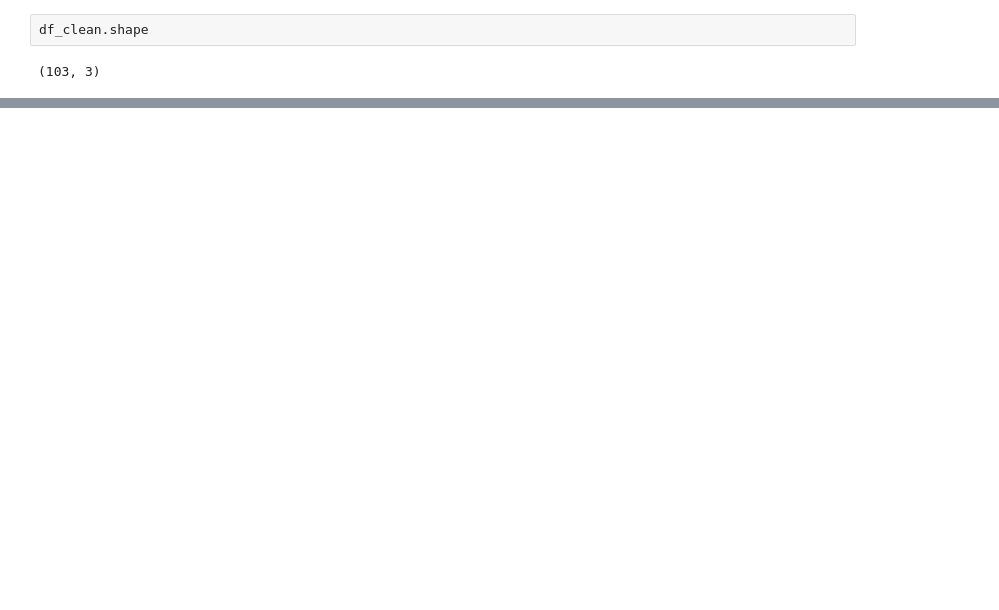
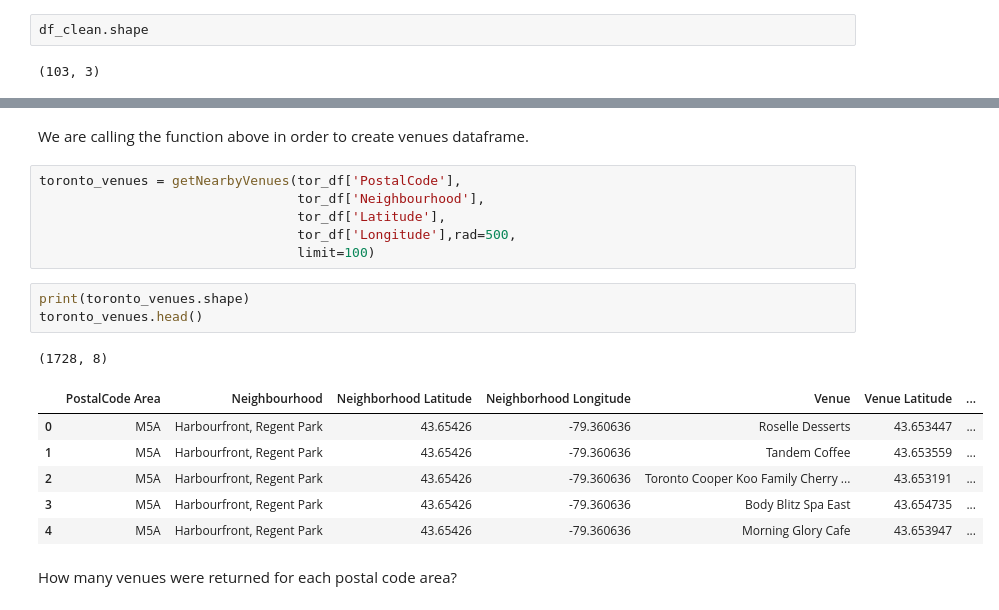
Before and after one commit to Hdvndgr/Coursera_Capstone, a Jupyter notebook: Week3.ipynb, the cells around one changed output, grey strips where cells are left out. Drawn from its saved outputs; the diff is of its cells as text; blank space fills up the shorter version.

```diff
--- a/Week3.ipynb
+++ b/Week3.ipynb
@@ -86,0 +434,21 @@ df_clean.shape
+# %% [markdown]
+We are calling the function above in order to create venues dataframe.
+# %%
+toronto_venues = getNearbyVenues(tor_df['PostalCode'],
+                                 tor_df['Neighbourhood'],
+                                 tor_df['Latitude'],
+                                 tor_df['Longitude'],rad=500,
+                                 limit=100)
+# %%
+print(toronto_venues.shape)
+toronto_venues.head()
+# %% [output]
+(1728, 8)
+|  | PostalCode Area | Neighbourhood | Neighborhood Latitude | Neighborhood Longitude | Venue | Venue Latitude | ... |
+| 0 | M5A | Harbourfront, Regent Park | 43.65426 | -79.360636 | Roselle Desserts | 43.653447 | ... |
+| 1 | M5A | Harbourfront, Regent Park | 43.65426 | -79.360636 | Tandem Coffee | 43.653559 | ... |
+| 2 | M5A | Harbourfront, Regent Park | 43.65426 | -79.360636 | Toronto Cooper Koo Family Cherry ... | 43.653191 | ... |
+| 3 | M5A | Harbourfront, Regent Park | 43.65426 | -79.360636 | Body Blitz Spa East | 43.654735 | ... |
+| 4 | M5A | Harbourfront, Regent Park | 43.65426 | -79.360636 | Morning Glory Cafe | 43.653947 | ... |
+# %% [markdown]
+How many venues were returned for each postal code area?
```
Also changed, not shown: parts of 68 cells of this notebook, 2 other files.
